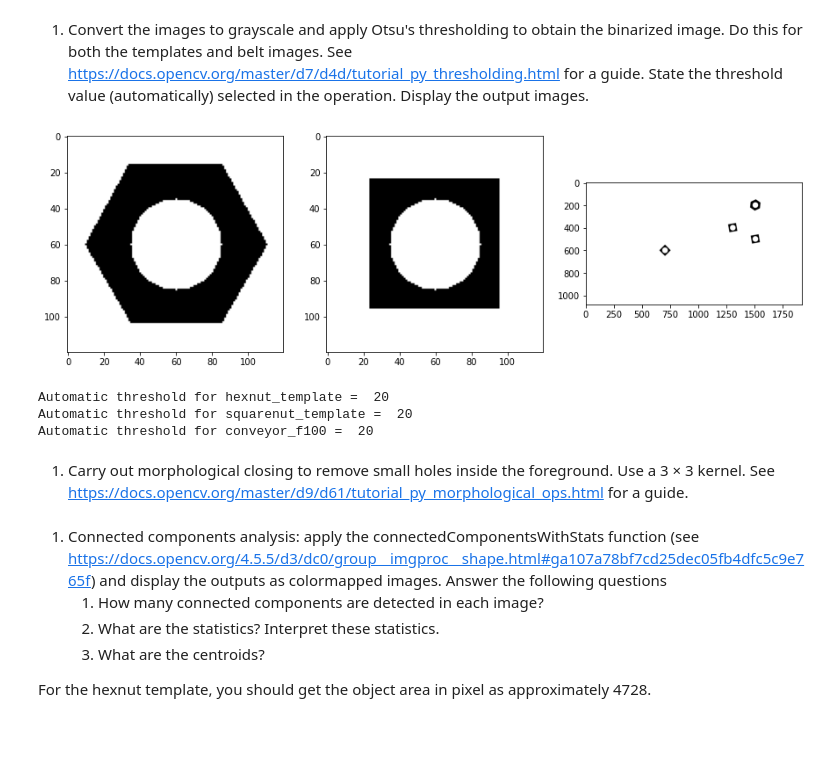
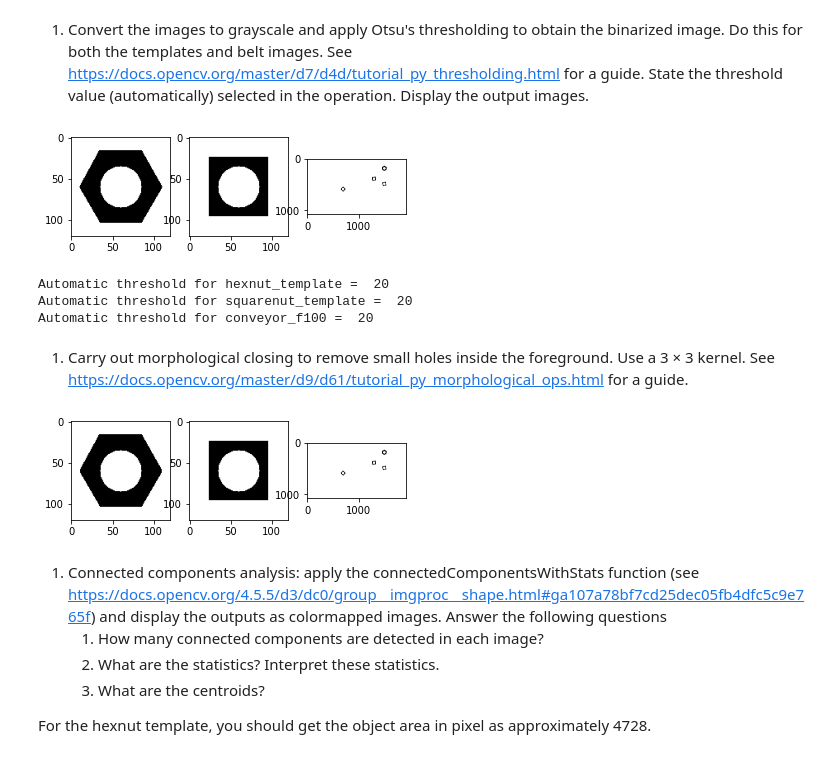
Before and after one commit to Poogitha/Codings, a Jupyter notebook: 190280N_a03.ipynb, the cells around one changed output. Drawn from its saved outputs; the diff is of its cells as text; code cells hidden in the pictures.

```diff
--- a/190280N_a03.ipynb
+++ b/190280N_a03.ipynb
@@ -28,27 +28,27 @@ plt.show()
 # %%
 import skimage
 hexnut_gray=cv.cvtColor(hexnut_template,cv.COLOR_BGR2GRAY)
 squarenut_gray=cv.cvtColor(squarenut_template,cv.COLOR_BGR2GRAY)
 conveyor_gray=cv.cvtColor(conveyor_f100,cv.COLOR_BGR2GRAY)
 
 th_hexnut,bw_hexnut=cv.threshold(hexnut_gray,0,255,cv.THRESH_BINARY + cv.THRESH_OTSU)
 th_squarenut,bw_squarenut=cv.threshold(squarenut_gray,0,255,cv.THRESH_BINARY + cv.THRESH_OTSU)
 th_conveyor,bw_conveyor=cv.threshold(conveyor_gray,0,255,cv.THRESH_BINARY + cv.THRESH_OTSU)
 
 t_hexnut = skimage.filters.threshold_otsu(hexnut_gray)
 t_squarenut = skimage.filters.threshold_otsu(squarenut_gray)
 t_conveyor = skimage.filters.threshold_otsu(conveyor_gray)
 
-fig, ax = plt. subplots(1,3,figsize=(15,15))
+fig, ax = plt. subplots(1,3)
 ax[0].imshow(cv.cvtColor(bw_hexnut, cv.COLOR_RGB2BGR))
 ax[1].imshow(cv.cvtColor(bw_squarenut, cv.COLOR_RGB2BGR))
 ax[2].imshow(cv.cvtColor(bw_conveyor, cv.COLOR_RGB2BGR))
 plt.show()
 print("Automatic threshold for hexnut_template = ", t_hexnut)
 print("Automatic threshold for squarenut_template = ", t_squarenut)
 print("Automatic threshold for conveyor_f100 = ", t_conveyor)
 # %% [output]
-[figure, old version]
+[figure, new version]
 Automatic threshold for hexnut_template =  20
 Automatic threshold for squarenut_template =  20
 Automatic threshold for conveyor_f100 =  20
@@ -58,6 +58,20 @@ Automatic threshold for conveyor_f100 =  20
 ×
 3
  kernel. See https://docs.opencv.org/master/d9/d61/tutorial_py_morphological_ops.html for a guide.
+# %%
+w=3
+kernel=np.ones((w,w),np.uint8)
+closed_hexnut=cv.morphologyEx(bw_hexnut,cv.MORPH_CLOSE,kernel)
+closed_squarenut=cv.morphologyEx(bw_squarenut,cv.MORPH_CLOSE,kernel)
+closed_conveyor=cv.morphologyEx(bw_conveyor,cv.MORPH_CLOSE,kernel)
+
+fig, ax = plt. subplots(1,3)
+ax[0].imshow(cv.cvtColor(closed_hexnut, cv.COLOR_RGB2BGR))
+ax[1].imshow(cv.cvtColor(closed_squarenut, cv.COLOR_RGB2BGR))
+ax[2].imshow(cv.cvtColor(closed_conveyor, cv.COLOR_RGB2BGR))
+plt.show()
+# %% [output]
+[figure, added]
 # %% [markdown]
 1. Connected components analysis: apply the connectedComponentsWithStats function (see https://docs.opencv.org/4.5.5/d3/dc0/group__imgproc__shape.html#ga107a78bf7cd25dec05fb4dfc5c9e765f) and display the outputs as colormapped images. Answer the following questions
     1. How many connected components are detected in each image?
```
Also changed, not shown: parts of 3 cells of this notebook.
